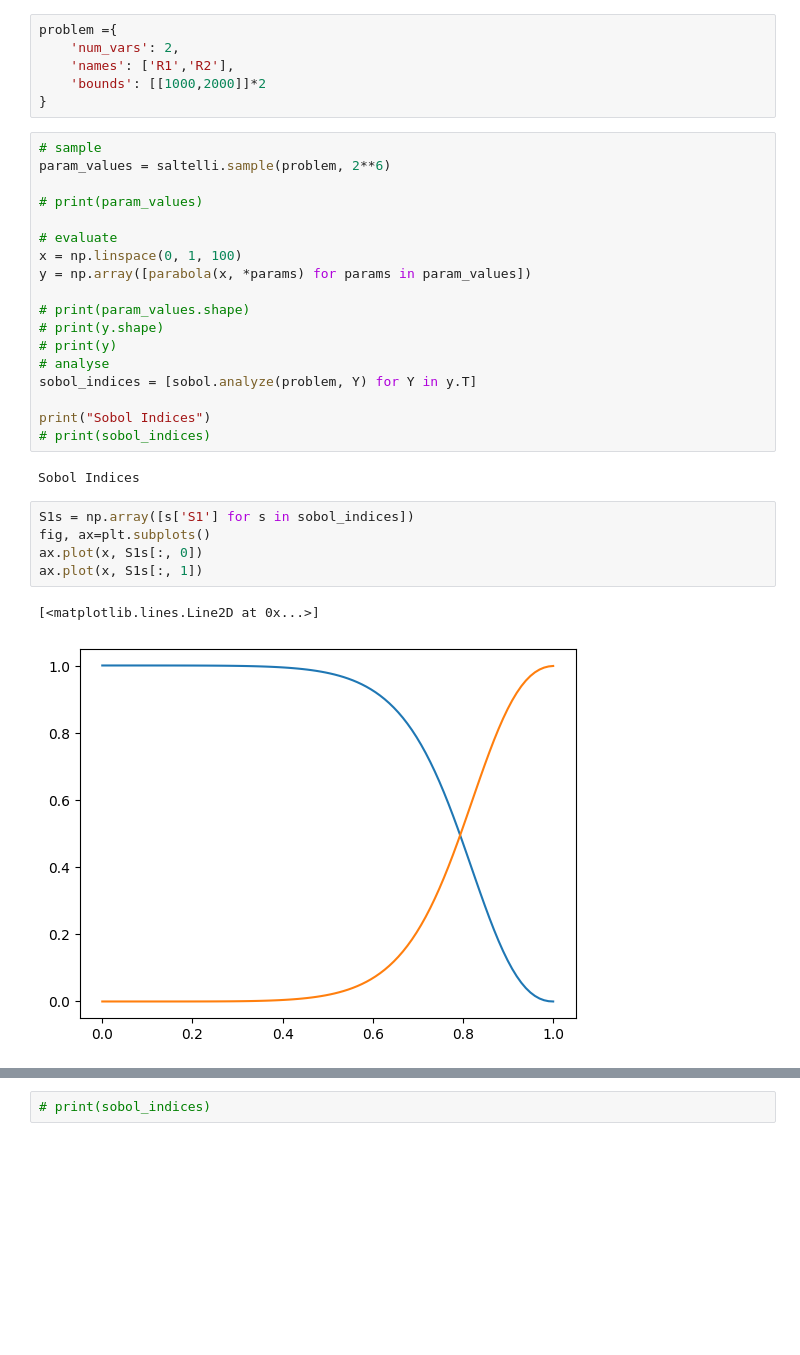
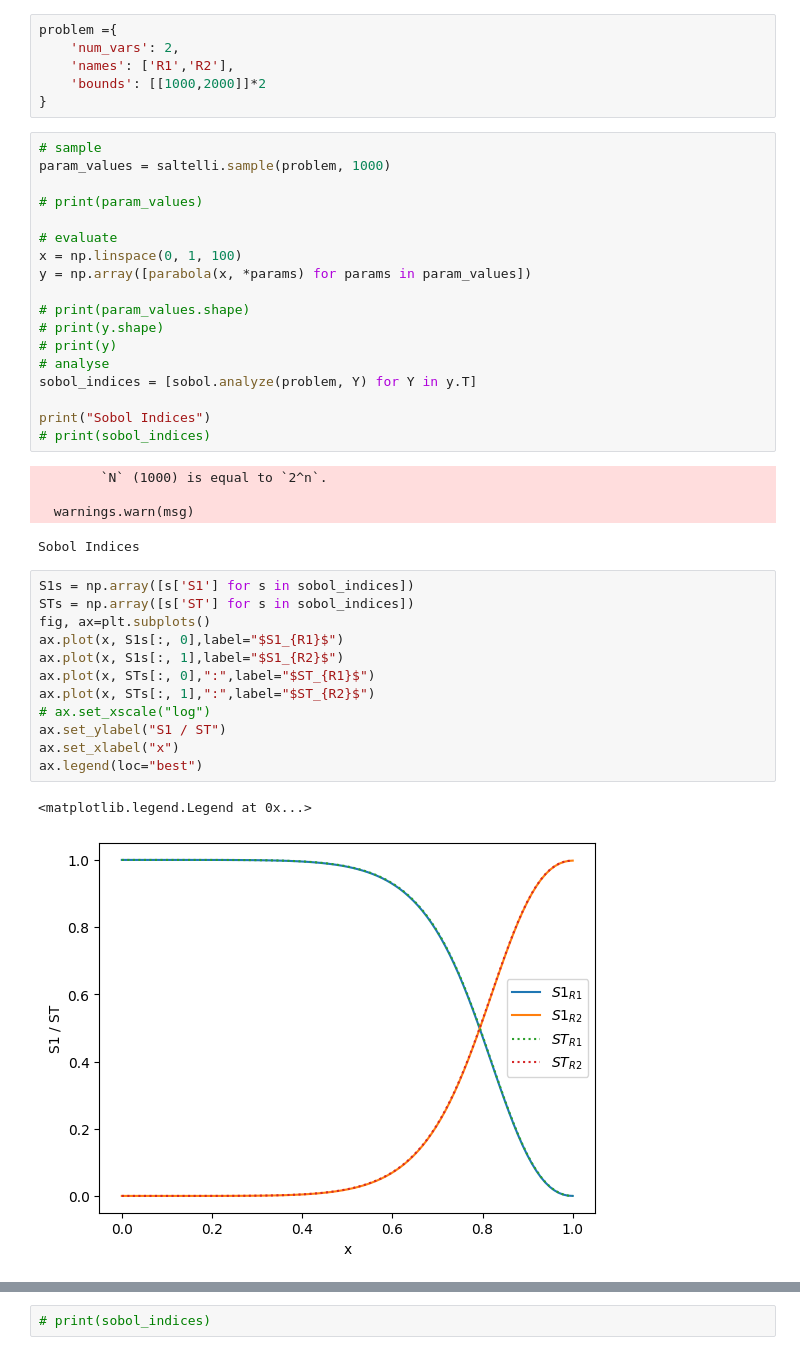
Before and after one commit to Yugal0/fitting-sensitivity-analysis, a Jupyter notebook: trySA mian.ipynb, the cells around one changed output, grey strips where cells are left out. Saved outputs shown, nothing was run; the diff lists cells and outputs as text; blank space fills up the shorter version.

```diff
--- a/trySA mian.ipynb
+++ b/trySA mian.ipynb
@@ -15,7 +15,7 @@ problem ={
 }
 # %%
 # sample
-param_values = saltelli.sample(problem, 2**6)
+param_values = saltelli.sample(problem, 1000)
 
 # print(param_values)
 
@@ -32,15 +32,25 @@ sobol_indices = [sobol.analyze(problem, Y) for Y in y.T]
 print("Sobol Indices")
 # print(sobol_indices)
 # %% [output]
-Sobol Indices
+        `N` (1000) is equal to `2^n`.
+
+  warnings.warn(msg)
+Sobol Indices
 # %%
 S1s = np.array([s['S1'] for s in sobol_indices])
+STs = np.array([s['ST'] for s in sobol_indices])
 fig, ax=plt.subplots()
-ax.plot(x, S1s[:, 0])
-ax.plot(x, S1s[:, 1])
+ax.plot(x, S1s[:, 0],label="$S1_{R1}$")
+ax.plot(x, S1s[:, 1],label="$S1_{R2}$")
+ax.plot(x, STs[:, 0],":",label="$ST_{R1}$")
+ax.plot(x, STs[:, 1],":",label="$ST_{R2}$")
+# ax.set_xscale("log")
+ax.set_ylabel("S1 / ST")
+ax.set_xlabel("x")
+ax.legend(loc="best")
 # %% [output]
-[<matplotlib.lines.Line2D at 0x...>]
+<matplotlib.legend.Legend at 0x...>
-[figure, old version]
+[figure, new version]
 # %%
 S1s = np.array([s['S1'] for s in sobol_indices])
 
```
Also changed, not shown: parts of 1 cell of this notebook, 1 other file.
